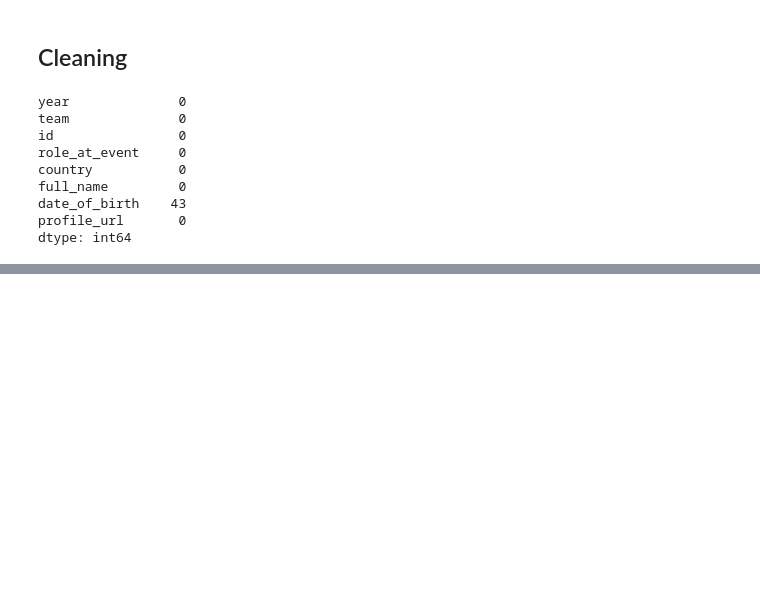
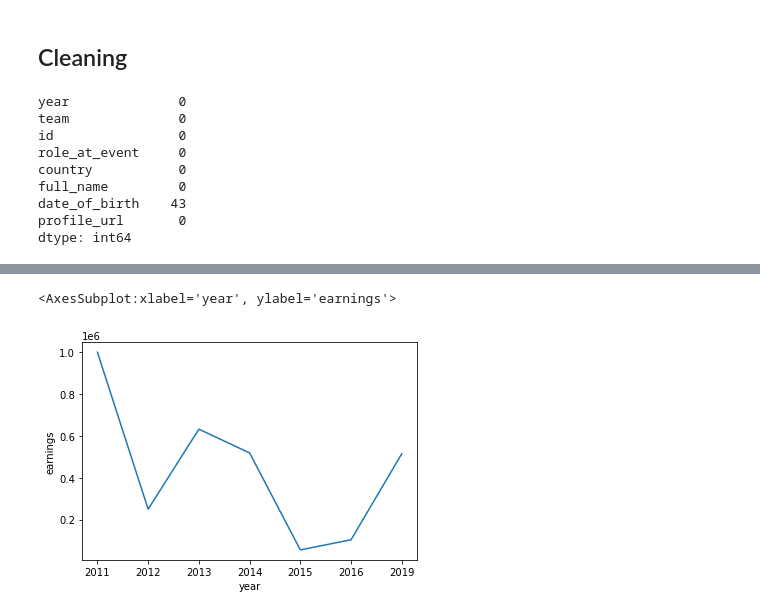
Before and after one commit to royandhika/the_international_trial, a Jupyter notebook: the_internationals.ipynb, the cells around one changed output, grey strips where cells are left out. Drawn from its saved outputs; the diff is of its cells as text; code cells hidden in the pictures; blank space fills up the shorter version.

```diff
--- a/the_internationals.ipynb
+++ b/the_internationals.ipynb
@@ -60,3 +88,8 @@ memory usage: 44.5+ KB
+# %%
+turnamen_df['year'] = pd.to_datetime(turnamen_df['year'], format = '%Y')
+roster_df['year'] = pd.to_datetime(roster_df['year'], format = '%Y')
+turnamen_df['year'] = turnamen_df['year'].dt.strftime('%Y')
+roster_df['year'] = roster_df['year'].dt.strftime('%Y')
 # %%
 roster_df.describe(include = 'object')
 # %% [output]
@@ -346,0 +396,4 @@ AttributeError: module 'pandas' has no attribute 'prizepool_oty'
+# %%
+navi = turnamen_df[turnamen_df['team'] == 'Natus Vincere']
+navi.set_index('year', inplace=True)
+navi
@@ -346,0 +410,5 @@ AttributeError: module 'pandas' has no attribute 'prizepool_oty'
+# %%
+sns.lineplot(data = navi, x='year', y='earnings')
+# %% [output]
+<AxesSubplot:xlabel='year', ylabel='earnings'>
+[figure, added]
```
Also changed, not shown: parts of 13 cells of this notebook.
